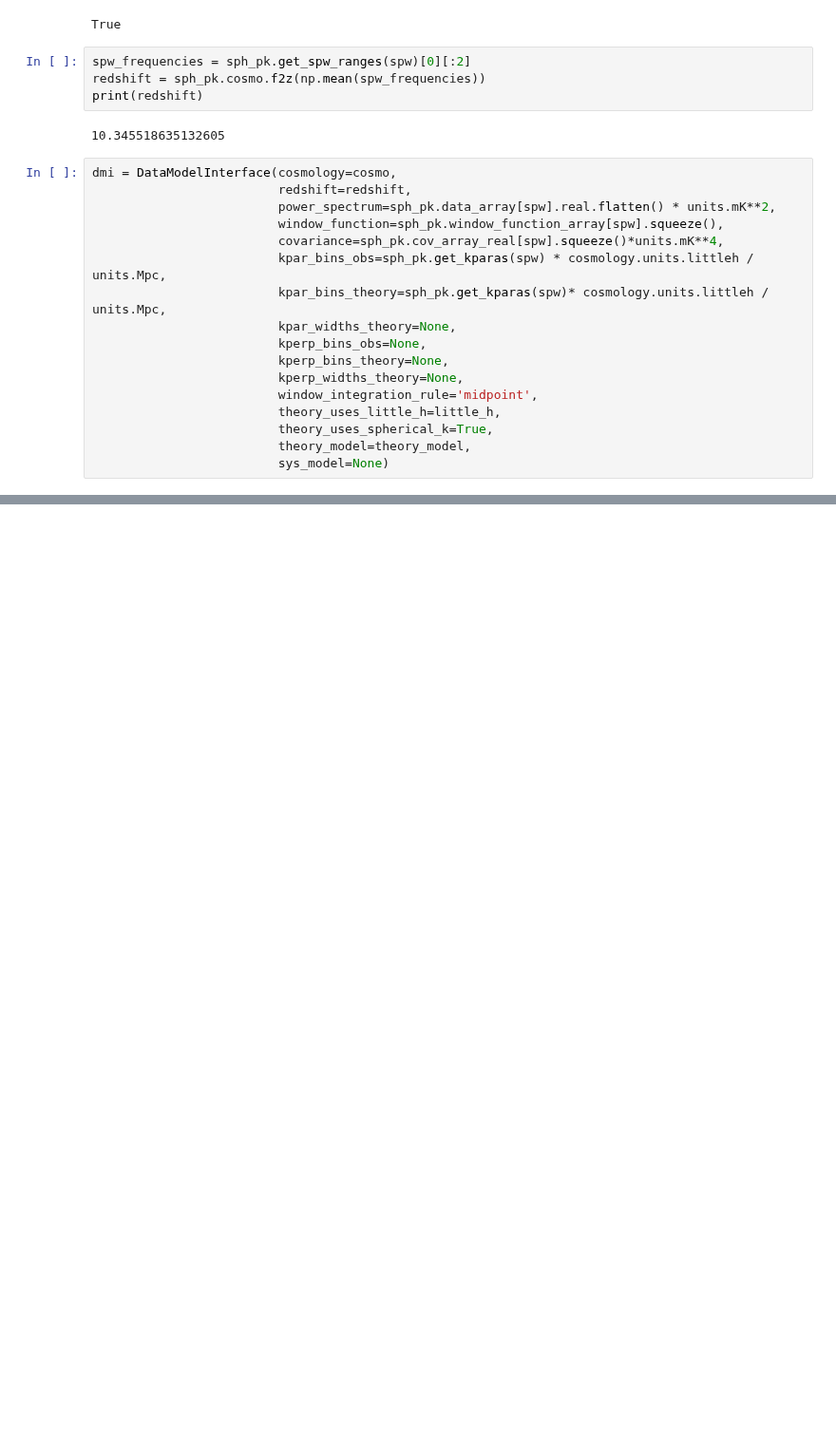
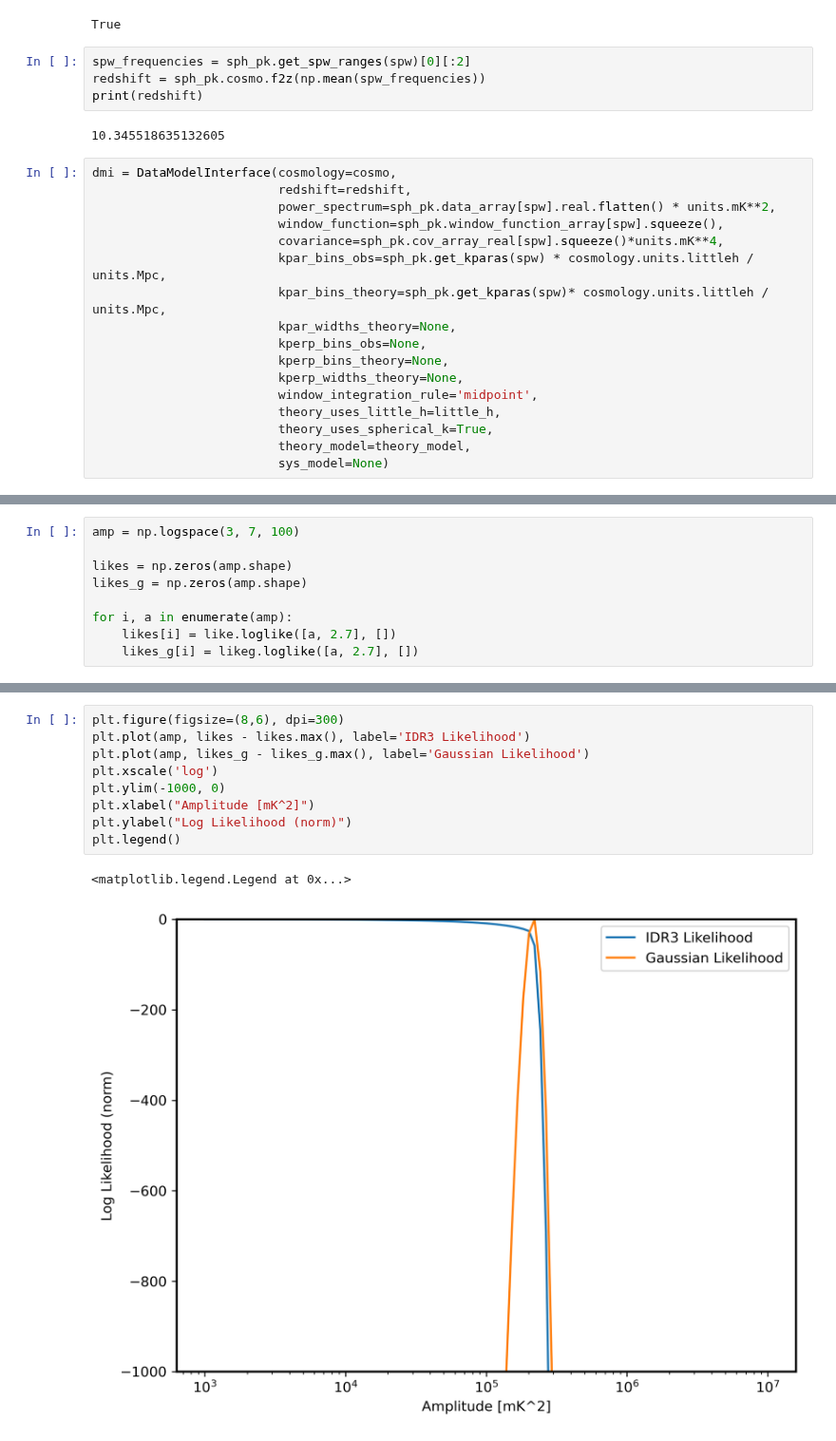
Before and after one commit to HERA-Team/pspec_likelihood, a Jupyter notebook: dvlpt/test_validation_idr3.ipynb, the cells around one changed output, grey strips where cells are left out. Shown at 95% size. Drawn from its saved outputs; the diff is of its cells as text; blank space fills up the shorter version.

```diff
--- a/dvlpt/test_validation_idr3.ipynb
+++ b/dvlpt/test_validation_idr3.ipynb
@@ -99,0 +123,9 @@ UnitConversionError: Can only apply 'subtract' function to dimensionless quantit
+# %%
+amp = np.logspace(3, 7, 100)
+
+likes = np.zeros(amp.shape)
+likes_g = np.zeros(amp.shape)
+
+for i, a in enumerate(amp):
+    likes[i] = like.loglike([a, 2.7], [])
+    likes_g[i] = likeg.loglike([a, 2.7], [])
@@ -99,0 +141,12 @@ UnitConversionError: Can only apply 'subtract' function to dimensionless quantit
+# %%
+plt.figure(figsize=(8,6), dpi=300)
+plt.plot(amp, likes - likes.max(), label='IDR3 Likelihood')
+plt.plot(amp, likes_g - likes_g.max(), label='Gaussian Likelihood')
+plt.xscale('log')
+plt.ylim(-1000, 0)
+plt.xlabel("Amplitude [mK^2]")
+plt.ylabel("Log Likelihood (norm)")
+plt.legend()
+# %% [output]
+<matplotlib.legend.Legend at 0x...>
+[figure, added]
```
Also changed, not shown: parts of 10 cells of this notebook, 5 other files.
